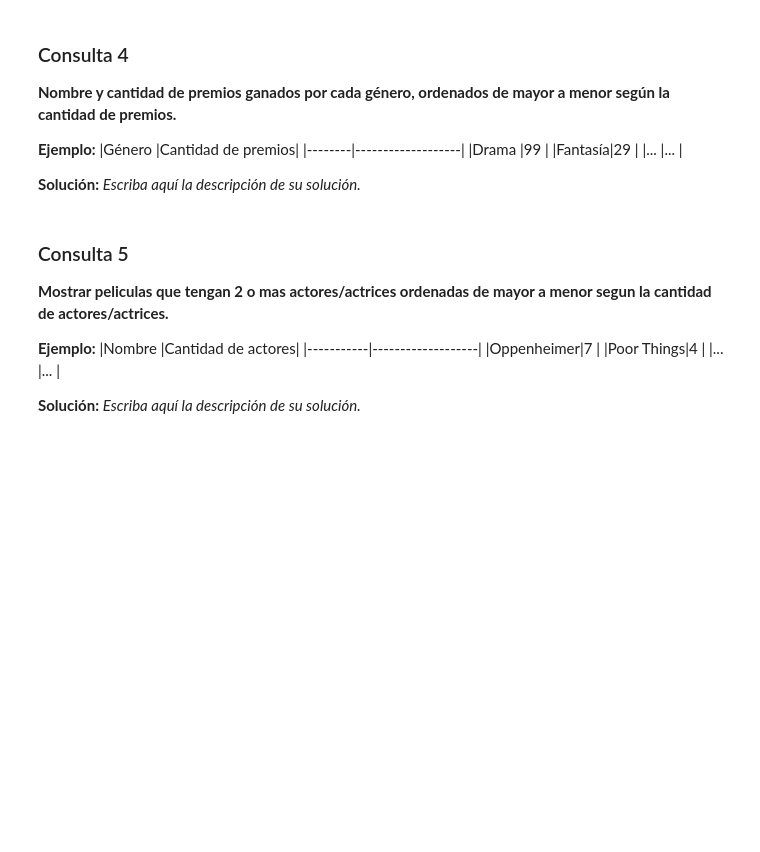
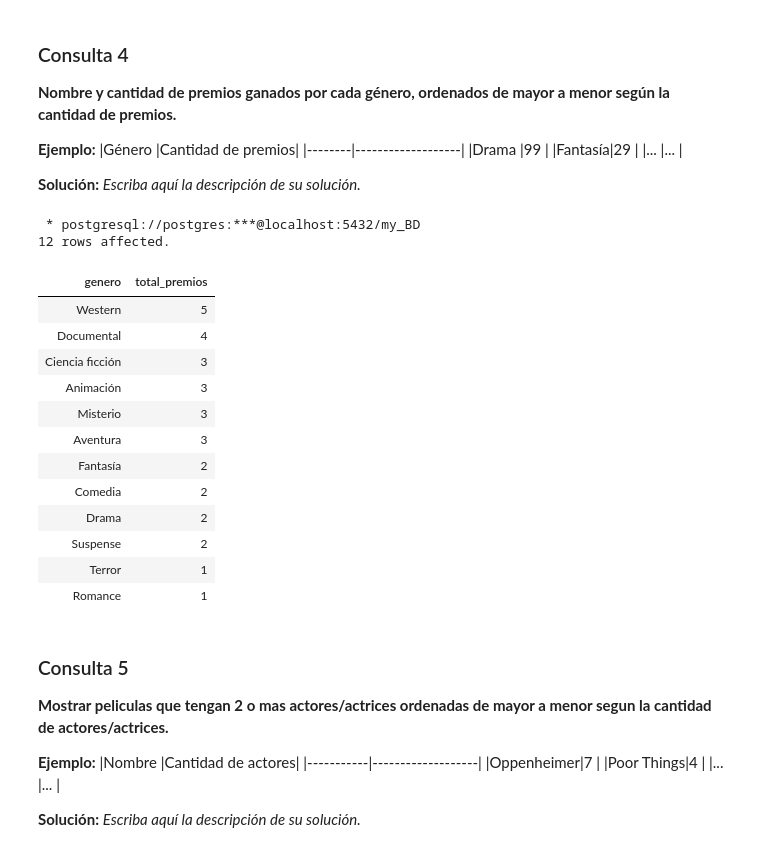
Before and after one commit to Inkphemus/Tareas_Base_de_Datos, a Jupyter notebook: Tarea_1/Tarea1-201921039-4-201921055-6-201921022-k.ipynb, the cells around one changed output. Cells and saved outputs as stored; diff of their text form; code cells hidden in the pictures; blank space fills up the shorter version.

```diff
--- a/Tarea_1/Tarea1-201921039-4-201921055-6-201921022-k.ipynb
+++ b/Tarea_1/Tarea1-201921039-4-201921055-6-201921022-k.ipynb
@@ -388,3 +446,55 @@ ORDER BY COUNT (pelicula) DESC;
+# %%
+%%sql
+
+WITH
+tabla1 AS(
+    SELECT pelicula.id_pelicula AS id_pel, pelicula.genero AS gen_pel
+    FROM pelicula
+    ORDER BY pelicula.genero
+),
+--Corresponde a los Id de las películas y su género
+tabla2 AS(
+    SELECT premio_mejor_pelicula.id_pelicula AS id_pel, COUNT(premio_mejor_pelicula.id_premio) AS pre_pel
+    FROM pelicula
+    INNER JOIN premio_mejor_pelicula ON pelicula.id_pelicula = premio_mejor_pelicula.id_pelicula
+    GROUP BY premio_mejor_pelicula.id_pelicula
+),
+--Corresponde al id de la película y el número de su o sus premios
+tabla3 AS(
+    SELECT tabla1.gen_pel, tabla2.pre_pel
+    FROM tabla1
+    INNER JOIN tabla2 ON tabla1.id_pel = tabla2.id_pel
+),
+--Corresponde la combinación de la tabla1 y de la tabla2
+tabla4 AS(
+    SELECT tabla3.gen_pel AS genero, SUM(tabla3.pre_pel) AS total_premios
+    FROM tabla3
+    GROUP BY tabla3.gen_pel
+),
+--Realiza la suma de premios por cada género de la tabla3
+tabla5 AS(
+    SELECT tabla4.genero ,  tabla4.total_premios
+    FROM tabla4
+    ORDER BY tabla4.total_premios DESC
+)
+--Ordena la tabla4 por el número de premios
+SELECT * FROM tabla5
+# %% [output]
+ * postgresql://postgres:***@localhost:5432/my_BD
+12 rows affected.
+| genero | total_premios |
+| Western | 5 |
+| Documental | 4 |
+| Ciencia ficción | 3 |
+| Animación | 3 |
+| Misterio | 3 |
+| Aventura | 3 |
+| Fantasía | 2 |
+| Comedia | 2 |
+| Drama | 2 |
+| Suspense | 2 |
+| Terror | 1 |
+| Romance | 1 |
 # %% [markdown]
 ### Consulta 5
 **Mostrar peliculas que tengan 2 o mas actores/actrices ordenadas de mayor a menor segun la cantidad de actores/actrices.**
```
Also changed, not shown: parts of 20 cells of this notebook.
